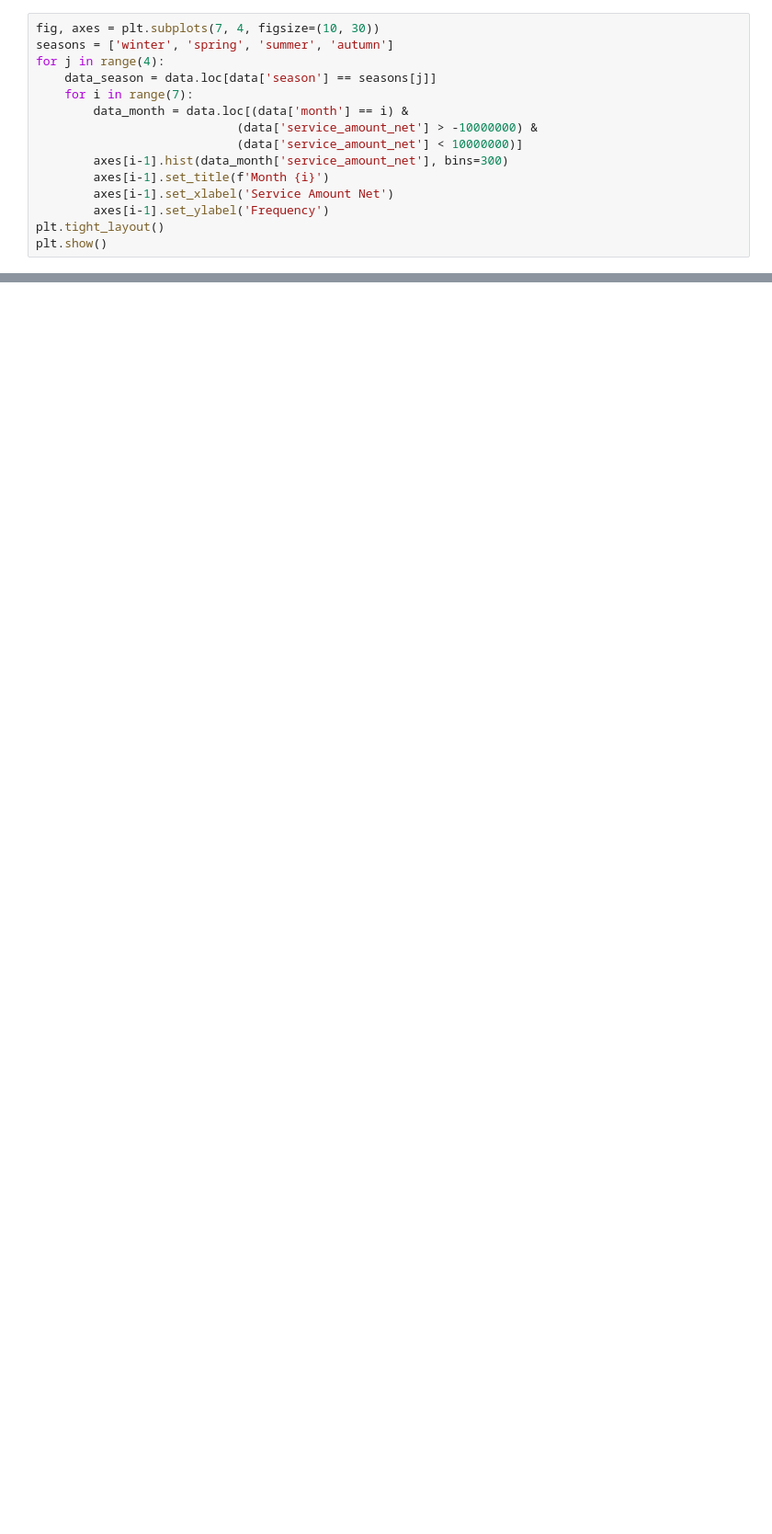
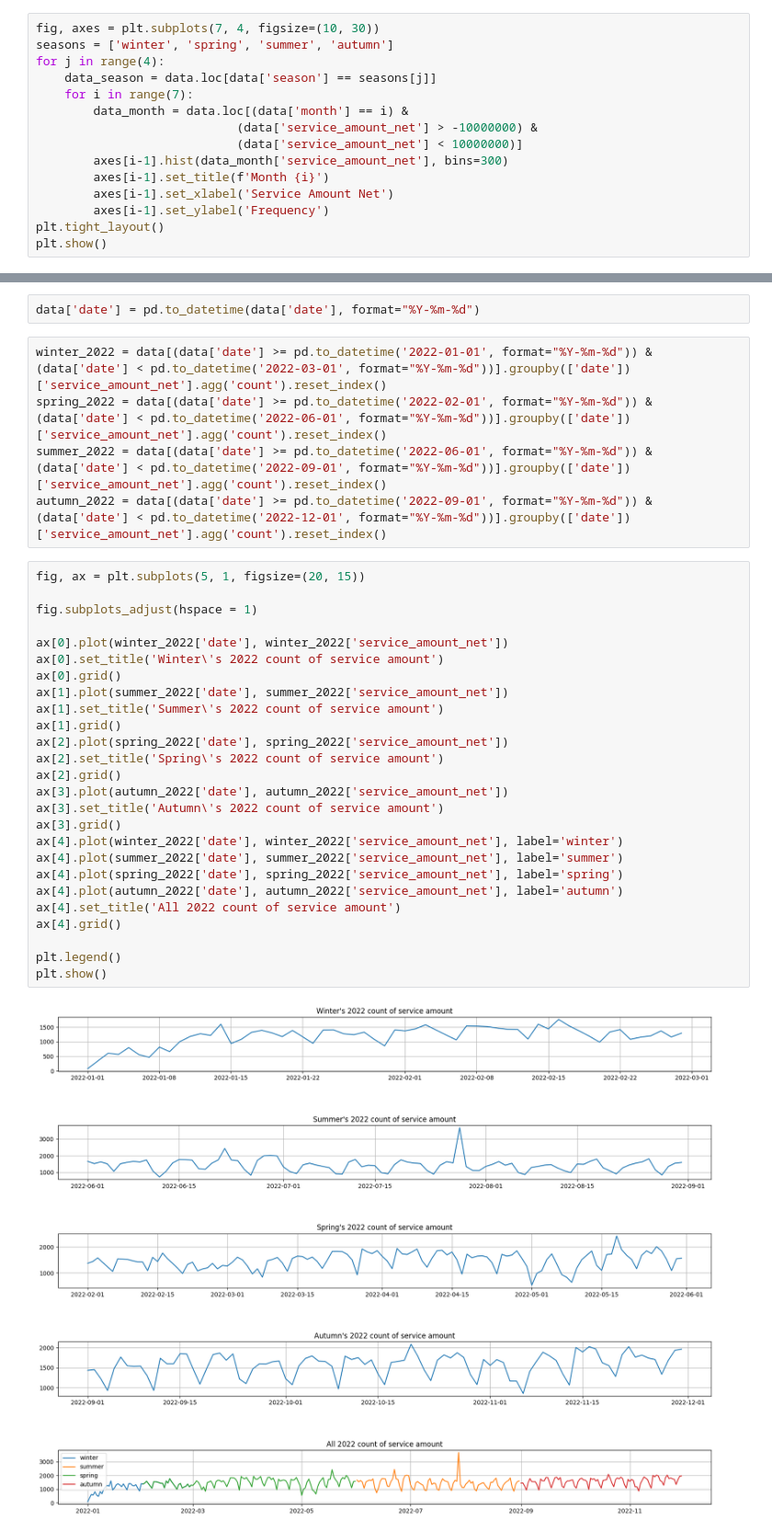
Before and after one commit to CCCXIV314/Sber, a Jupyter notebook: Sber_data_research.ipynb, the cells around one changed output, grey strips where cells are left out. Shown at 92% size. Saved outputs shown, nothing was run; the diff lists cells and outputs as text; blank space fills up the shorter version.

```diff
--- a/Sber_data_research.ipynb
+++ b/Sber_data_research.ipynb
@@ -1378,0 +707,35 @@ plt.hist(data_fall.loc[(data_fall['service_amount_net'] > 0) & (data_fall['servi
+# %%
+data['date'] = pd.to_datetime(data['date'], format="%Y-%m-%d")
+# %%
+winter_2022 = data[(data['date'] >= pd.to_datetime('2022-01-01', format="%Y-%m-%d")) & (data['date'] < pd.to_datetime('2022-03-01', format="%Y-%m-%d"))].groupby(['date'])['service_amount_net'].agg('count').reset_index()
+spring_2022 = data[(data['date'] >= pd.to_datetime('2022-02-01', format="%Y-%m-%d")) & (data['date'] < pd.to_datetime('2022-06-01', format="%Y-%m-%d"))].groupby(['date'])['service_amount_net'].agg('count').reset_index()
+summer_2022 = data[(data['date'] >= pd.to_datetime('2022-06-01', format="%Y-%m-%d")) & (data['date'] < pd.to_datetime('2022-09-01', format="%Y-%m-%d"))].groupby(['date'])['service_amount_net'].agg('count').reset_index()
+autumn_2022 = data[(data['date'] >= pd.to_datetime('2022-09-01', format="%Y-%m-%d")) & (data['date'] < pd.to_datetime('2022-12-01', format="%Y-%m-%d"))].groupby(['date'])['service_amount_net'].agg('count').reset_index()
+# %%
+fig, ax = plt.subplots(5, 1, figsize=(20, 15))
+
+fig.subplots_adjust(hspace = 1)
+
+ax[0].plot(winter_2022['date'], winter_2022['service_amount_net'])
+ax[0].set_title('Winter\'s 2022 count of service amount')
+ax[0].grid()
+ax[1].plot(summer_2022['date'], summer_2022['service_amount_net'])
+ax[1].set_title('Summer\'s 2022 count of service amount')
+ax[1].grid()
+ax[2].plot(spring_2022['date'], spring_2022['service_amount_net'])
+ax[2].set_title('Spring\'s 2022 count of service amount')
+ax[2].grid()
+ax[3].plot(autumn_2022['date'], autumn_2022['service_amount_net'])
+ax[3].set_title('Autumn\'s 2022 count of service amount')
+ax[3].grid()
+ax[4].plot(winter_2022['date'], winter_2022['service_amount_net'], label='winter')
+ax[4].plot(summer_2022['date'], summer_2022['service_amount_net'], label='summer')
+ax[4].plot(spring_2022['date'], spring_2022['service_amount_net'], label='spring')
+ax[4].plot(autumn_2022['date'], autumn_2022['service_amount_net'], label='autumn')
+ax[4].set_title('All 2022 count of service amount')
+ax[4].grid()
+
+plt.legend()
+plt.show()
+# %% [output]
+[figure, added]
```
Also changed, not shown: parts of 87 cells of this notebook.
